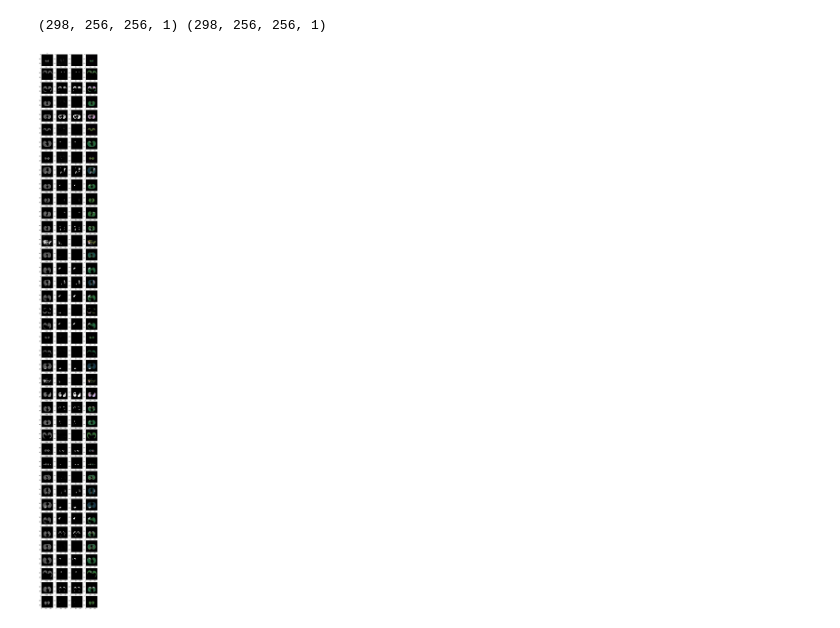
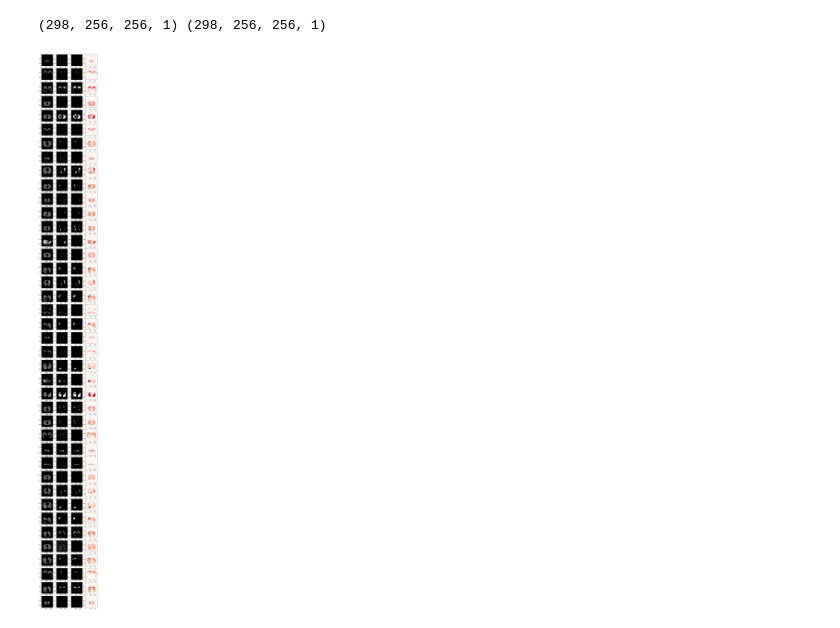
Before and after one commit to ByeonChanHO/COVID-19_Automatic_Diagnosis_System_by_CT, a Jupyter notebook: infection.ipynb, the cells around one changed output. Cells and saved outputs as stored; diff of their text form; code cells hidden in the pictures.

```diff
--- a/infection.ipynb
+++ b/infection.ipynb
@@ -255,35 +266,31 @@ def get_data() :
 # %%
 x_test, y_test = get_data()
 predic = model.predict(x_test)
 
 
 fig, ax = plt.subplots(40, 4, figsize=(10, 100))
 
 temp = np.empty((256, 256, 1), dtype=np.float32)
-
 for i in range(40):
     ax[i, 0].imshow(x_test[i].squeeze(), cmap='gray')
     ax[i, 0].title.set_text(str(i))
     ax[i, 1].imshow(predic[i].squeeze(), cmap='gray')
 #     print(i, " : ", np.max(predic[i]))
     ax[i, 2].imshow(y_test[i].squeeze(), cmap='gray')
 #     predic[i] = (predic[i]/ np.max(predic[i])) * 255
 #     temp = cv2.add(x_test[i], predic[i])
 #     temp = x_test[i]
     pred_sum = predic[i][predic[i] > 0]
     pred_mean = np.mean(pred_sum)
     if(np.min(x_test[i]) >= 0) :
 #         temp[predic[i] < pred_mean] = 0
         predic[i] = (predic[i]/ np.max(predic[i])) * 255
         temp = cv2.add(x_test[i], predic[i])
     else :
 #         temp[predic[i] < pred_mean] = -2048
         predic[i] = (predic[i]/ np.max(predic[i])) * 2048
         temp = cv2.add(x_test[i], predic[i])
-    ax[i, 3].imshow(temp.squeeze(), cmap='cubehelix')
-##cubehelix
-#     ax[i, 3].imshow(temp.squeeze(), cmap='hot')
-# temp = predic[4] / np.min(predic[4]) * 255
+    ax[i, 3].imshow(temp.squeeze(), cmap='Reds')
 # %% [output]
 (298, 256, 256, 1) (298, 256, 256, 1)
-[figure, old version]
+[figure, new version]
```
Also changed, not shown: parts of 12 cells of this notebook.
